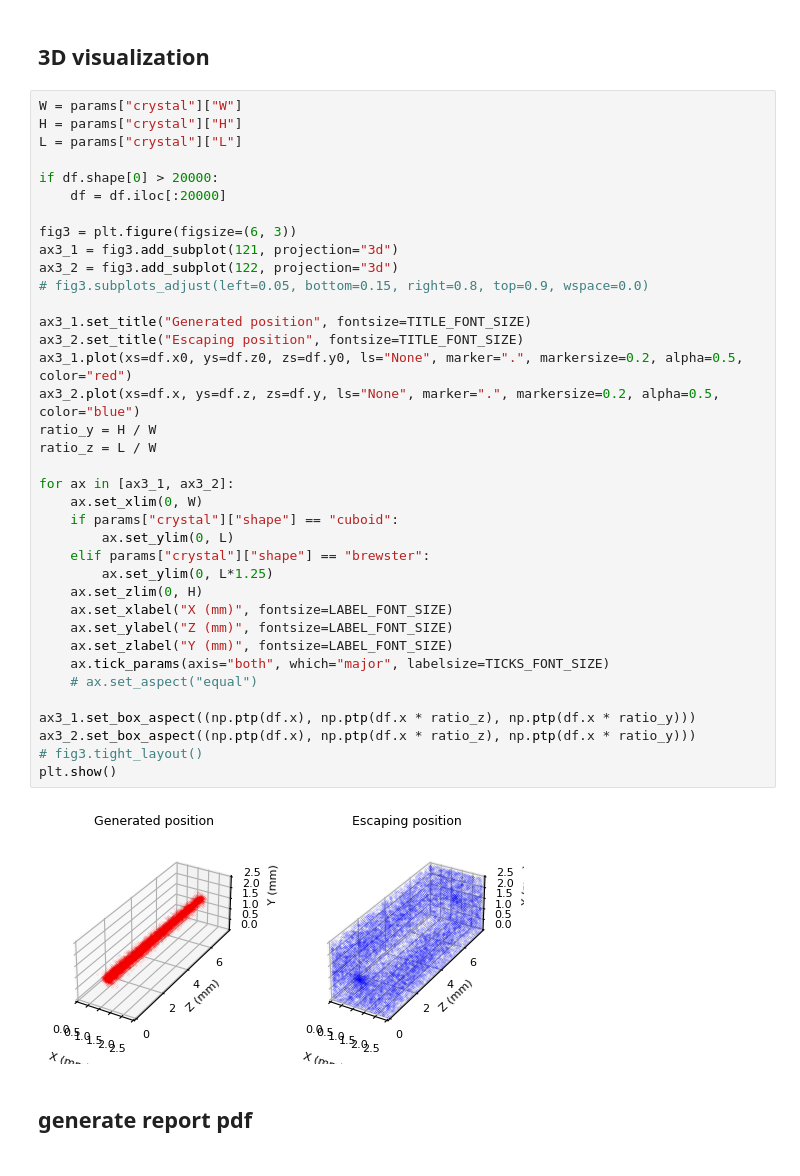
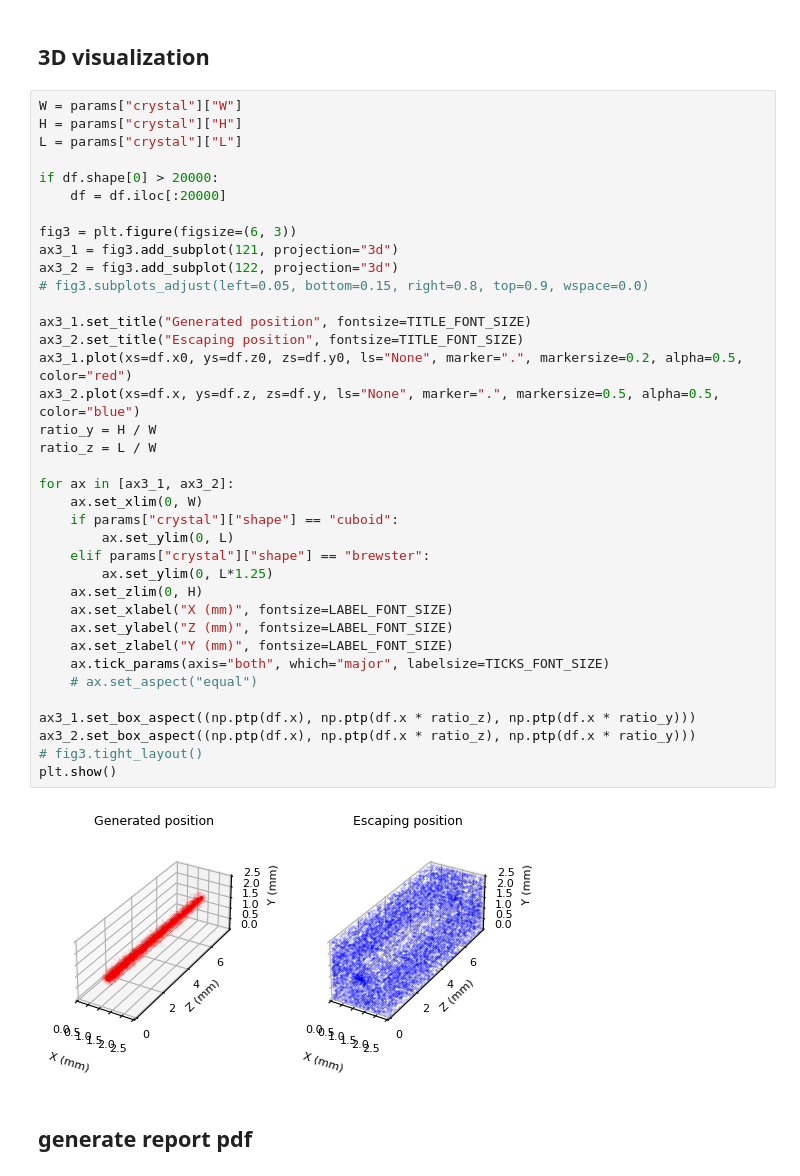
Before and after one commit to hirokitanaka-ikz/fluorescence_ray_tracing, a Jupyter notebook: report.ipynb, the cells around one changed output. Drawn from its saved outputs; the diff is of its cells as text.

```diff
--- a/report.ipynb
+++ b/report.ipynb
@@ -146,35 +129,35 @@ if df.shape[0] > 20000:
 
 fig3 = plt.figure(figsize=(6, 3))
 ax3_1 = fig3.add_subplot(121, projection="3d")
 ax3_2 = fig3.add_subplot(122, projection="3d")
 # fig3.subplots_adjust(left=0.05, bottom=0.15, right=0.8, top=0.9, wspace=0.0)
 
 ax3_1.set_title("Generated position", fontsize=TITLE_FONT_SIZE)
 ax3_2.set_title("Escaping position", fontsize=TITLE_FONT_SIZE)
 ax3_1.plot(xs=df.x0, ys=df.z0, zs=df.y0, ls="None", marker=".", markersize=0.2, alpha=0.5, color="red")
-ax3_2.plot(xs=df.x, ys=df.z, zs=df.y, ls="None", marker=".", markersize=0.2, alpha=0.5, color="blue")
+ax3_2.plot(xs=df.x, ys=df.z, zs=df.y, ls="None", marker=".", markersize=0.5, alpha=0.5, color="blue")
 ratio_y = H / W
 ratio_z = L / W
 
 for ax in [ax3_1, ax3_2]:
     ax.set_xlim(0, W)
     if params["crystal"]["shape"] == "cuboid":
         ax.set_ylim(0, L)
     elif params["crystal"]["shape"] == "brewster":
         ax.set_ylim(0, L*1.25)
     ax.set_zlim(0, H)
     ax.set_xlabel("X (mm)", fontsize=LABEL_FONT_SIZE)
     ax.set_ylabel("Z (mm)", fontsize=LABEL_FONT_SIZE)
     ax.set_zlabel("Y (mm)", fontsize=LABEL_FONT_SIZE)
     ax.tick_params(axis="both", which="major", labelsize=TICKS_FONT_SIZE)
     # ax.set_aspect("equal")
 
 ax3_1.set_box_aspect((np.ptp(df.x), np.ptp(df.x * ratio_z), np.ptp(df.x * ratio_y)))
 ax3_2.set_box_aspect((np.ptp(df.x), np.ptp(df.x * ratio_z), np.ptp(df.x * ratio_y)))
 # fig3.tight_layout()
 plt.show()
 # %% [output]
-[figure, old version]
+[figure, new version]
 # %% [markdown]
 ## generate report pdf
 # %%
```
Also changed, not shown: parts of 11 cells of this notebook.
